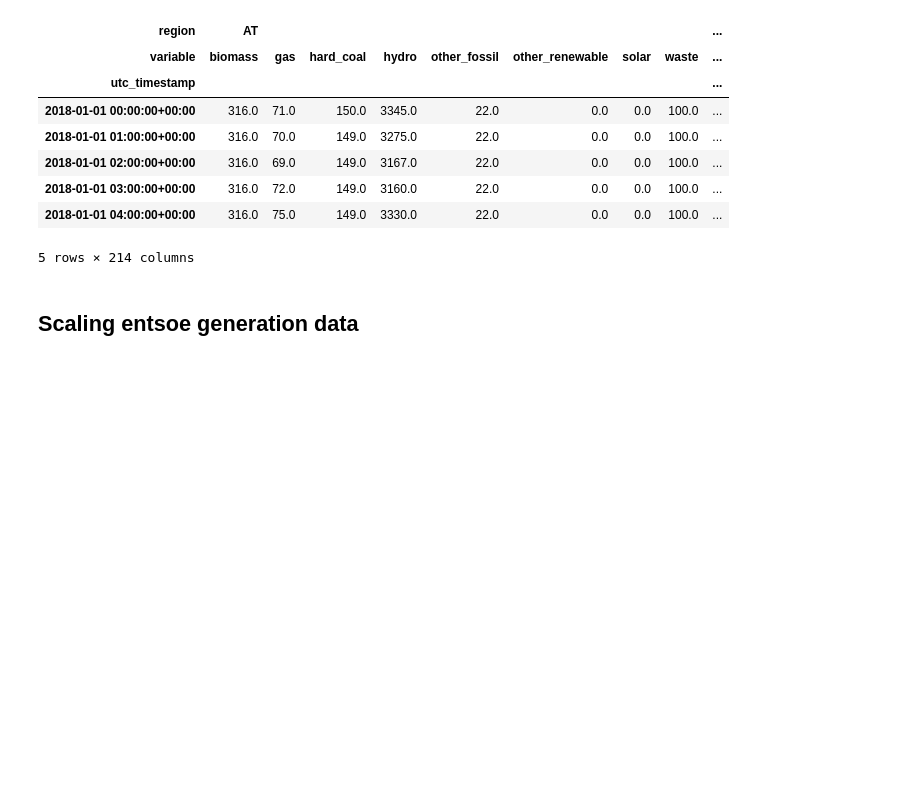
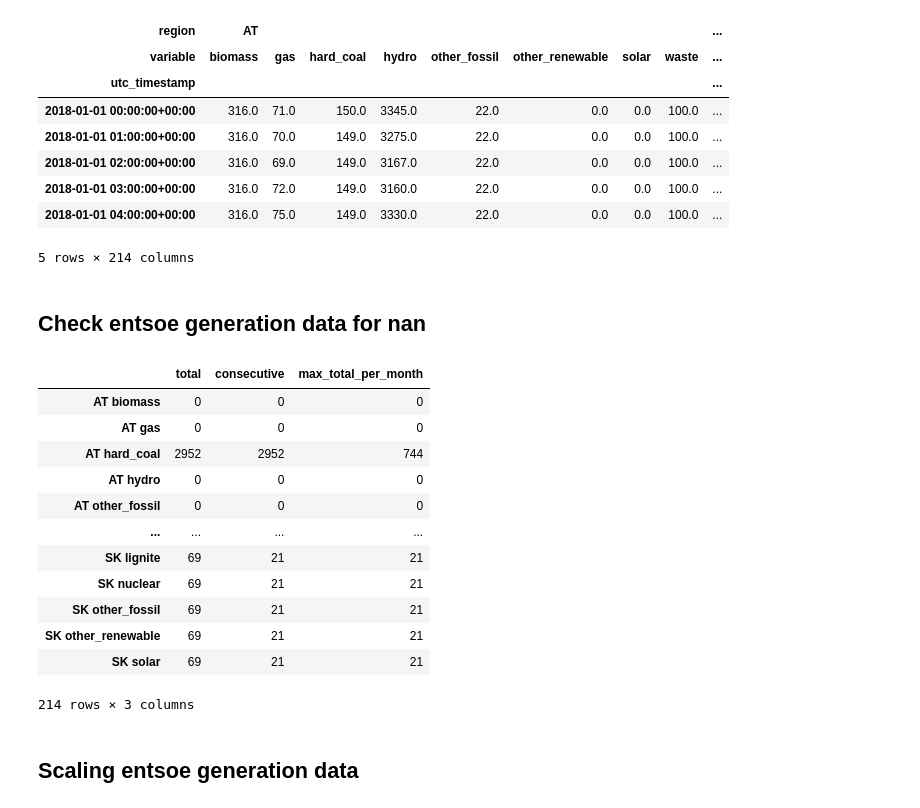
Before and after one commit to INATECH-CIG/entso-e_GenerationOutputPerType, a Jupyter notebook: Generation_per_Type.ipynb, the cells around one changed output. Drawn from its saved outputs; the diff is of its cells as text; code cells hidden in the pictures; blank space fills up the shorter version.

Commit message:
find nan in data
Add function to find nan values in data set. Add option in scaling method for the case one tech is only nan or 0

```diff
--- a/Generation_per_Type.ipynb
+++ b/Generation_per_Type.ipynb
@@ -289,3 +289,49 @@ entsoe_gen_type_table.head()
 | 2018-01-01 03:00:00+00:00 | 316.0 | 72.0 | 149.0 | 3160.0 | 22.0 | 0.0 | 0.0 | 100.0 | ... |
 | 2018-01-01 04:00:00+00:00 | 316.0 | 75.0 | 149.0 | 3330.0 | 22.0 | 0.0 | 0.0 | 100.0 | ... |
 5 rows × 214 columns
+# %% [markdown]
+## Check entsoe generation data for nan
+# %%
+def consecutive_nans(ds):
+    return (ds.isnull().astype(int)
+            .groupby(ds.notnull().astype(int).cumsum()[ds.isnull()])
+            .transform('sum').fillna(0))
+
+def nan_statistics(df):
+    def max_consecutive_nans(ds):
+        return (ds.isnull().astype(int)
+                  .groupby(ds.notnull().astype(int).cumsum())
+                  .sum().max())
+    consecutive = df.apply(max_consecutive_nans)
+    total = df.isnull().sum()
+    max_total_per_month = df.isnull().resample('m').sum().max()
+    return pd.concat([total, consecutive, max_total_per_month],
+                 keys=['total', 'consecutive', 'max_total_per_month'], axis=1)
+
+def change_multiindex(df):
+    df = df.copy(deep=True)
+    if df.columns.nlevels > 1:
+        df.columns = [' '.join(col).strip() for col in df.columns.values]
+    else:
+        pass
+
+    return df
+# %%
+# nan statistic for generation data
+nan_statistic = nan_statistics(change_multiindex(entsoe_gen_type_table))
+# %%
+nan_statistic
+# %% [output]
+|  | total | consecutive | max_total_per_month |
+| AT biomass | 0 | 0 | 0 |
+| AT gas | 0 | 0 | 0 |
+| AT hard_coal | 2952 | 2952 | 744 |
+| AT hydro | 0 | 0 | 0 |
+| AT other_fossil | 0 | 0 | 0 |
+| ... | ... | ... | ... |
+| SK lignite | 69 | 21 | 21 |
+| SK nuclear | 69 | 21 | 21 |
+| SK other_fossil | 69 | 21 | 21 |
+| SK other_renewable | 69 | 21 | 21 |
+| SK solar | 69 | 21 | 21 |
+214 rows × 3 columns
```
Also changed, not shown: parts of 3 cells of this notebook.
